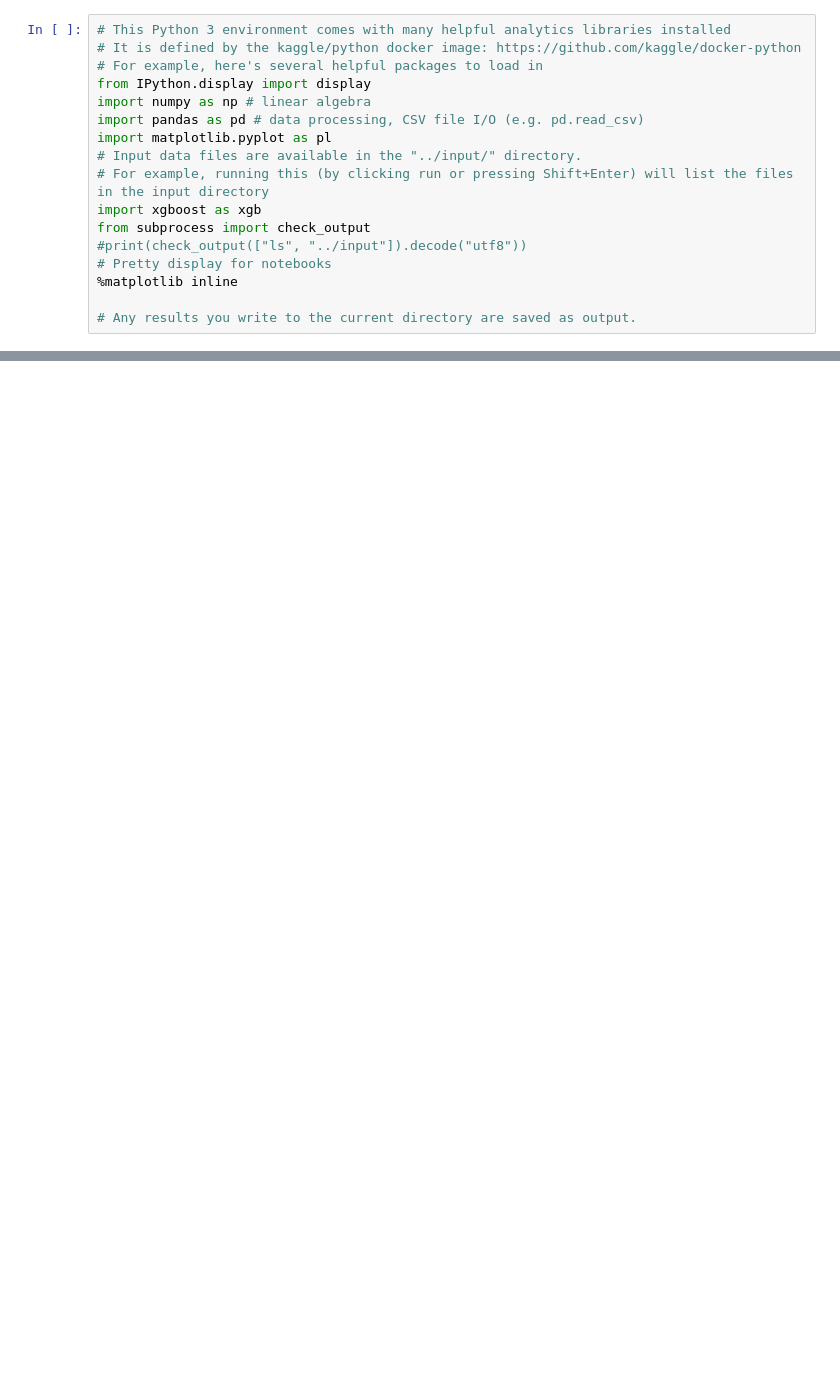
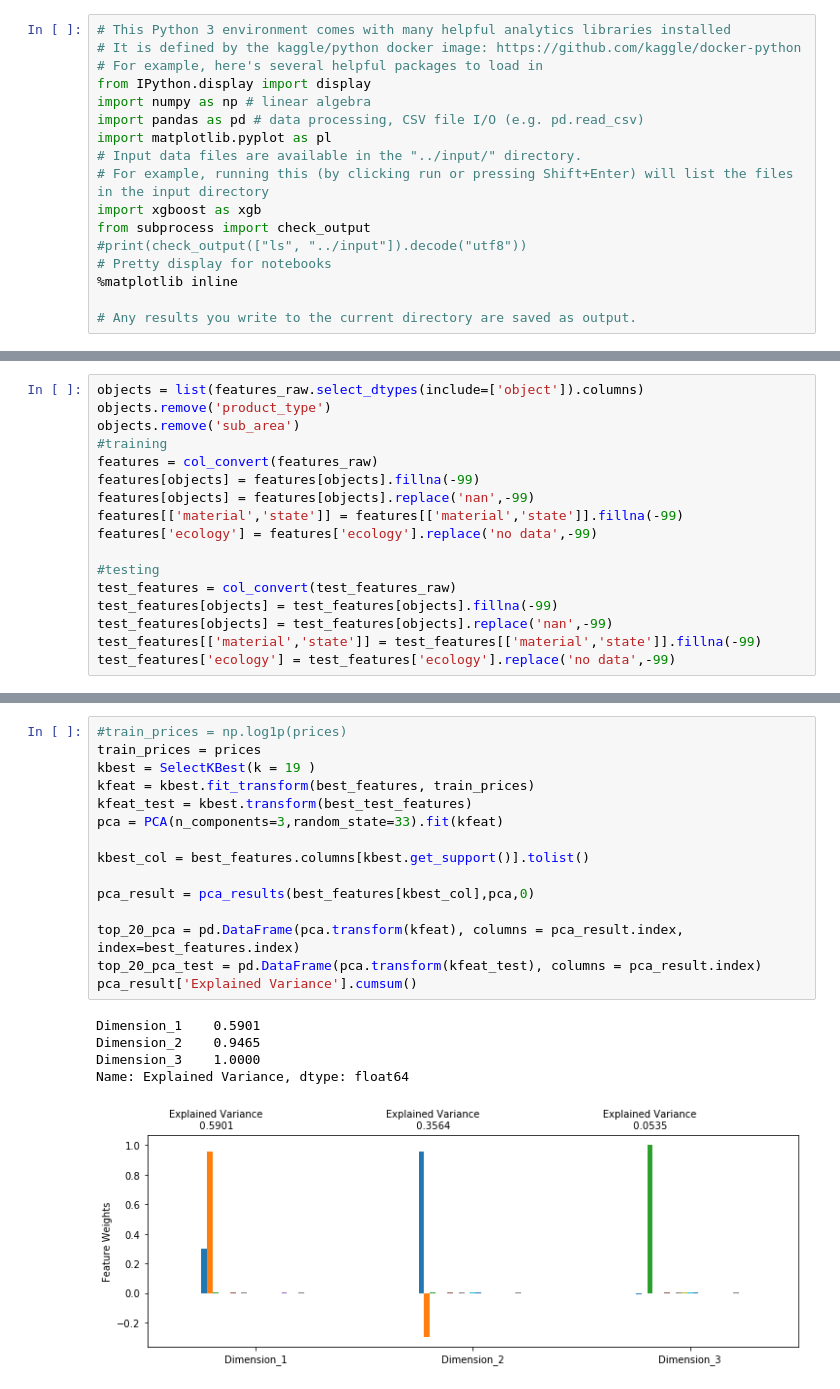
Before and after one commit to Drea1989/moscow_housing, a Jupyter notebook: notebook.ipynb, the cells around one changed output, grey strips where cells are left out. Cells and saved outputs as stored; diff of their text form; blank space fills up the shorter version.

```diff
--- a/notebook.ipynb
+++ b/notebook.ipynb
@@ -497,0 +252,17 @@ df_submit.to_csv('submit.csv', index=False)
+# %%
+objects = list(features_raw.select_dtypes(include=['object']).columns)
+objects.remove('product_type')
+objects.remove('sub_area')
+#training
+features = col_convert(features_raw)
+features[objects] = features[objects].fillna(-99)
+features[objects] = features[objects].replace('nan',-99)
+features[['material','state']] = features[['material','state']].fillna(-99)
+features['ecology'] = features['ecology'].replace('no data',-99)
+
+#testing
+test_features = col_convert(test_features_raw)
+test_features[objects] = test_features[objects].fillna(-99)
+test_features[objects] = test_features[objects].replace('nan',-99)
+test_features[['material','state']] = test_features[['material','state']].fillna(-99)
+test_features['ecology'] = test_features['ecology'].replace('no data',-99)
@@ -497,0 +454,21 @@ df_submit.to_csv('submit.csv', index=False)
+# %%
+#train_prices = np.log1p(prices)
+train_prices = prices
+kbest = SelectKBest(k = 19 )
+kfeat = kbest.fit_transform(best_features, train_prices)
+kfeat_test = kbest.transform(best_test_features)
+pca = PCA(n_components=3,random_state=33).fit(kfeat)
+
+kbest_col = best_features.columns[kbest.get_support()].tolist()
+
+pca_result = pca_results(best_features[kbest_col],pca,0)
+
+top_20_pca = pd.DataFrame(pca.transform(kfeat), columns = pca_result.index, index=best_features.index)
+top_20_pca_test = pd.DataFrame(pca.transform(kfeat_test), columns = pca_result.index)
+pca_result['Explained Variance'].cumsum()
+# %% [output]
+Dimension_1    0.5901
+Dimension_2    0.9465
+Dimension_3    1.0000
+Name: Explained Variance, dtype: float64
+[figure, added]
```
Also changed, not shown: parts of 83 cells of this notebook.
